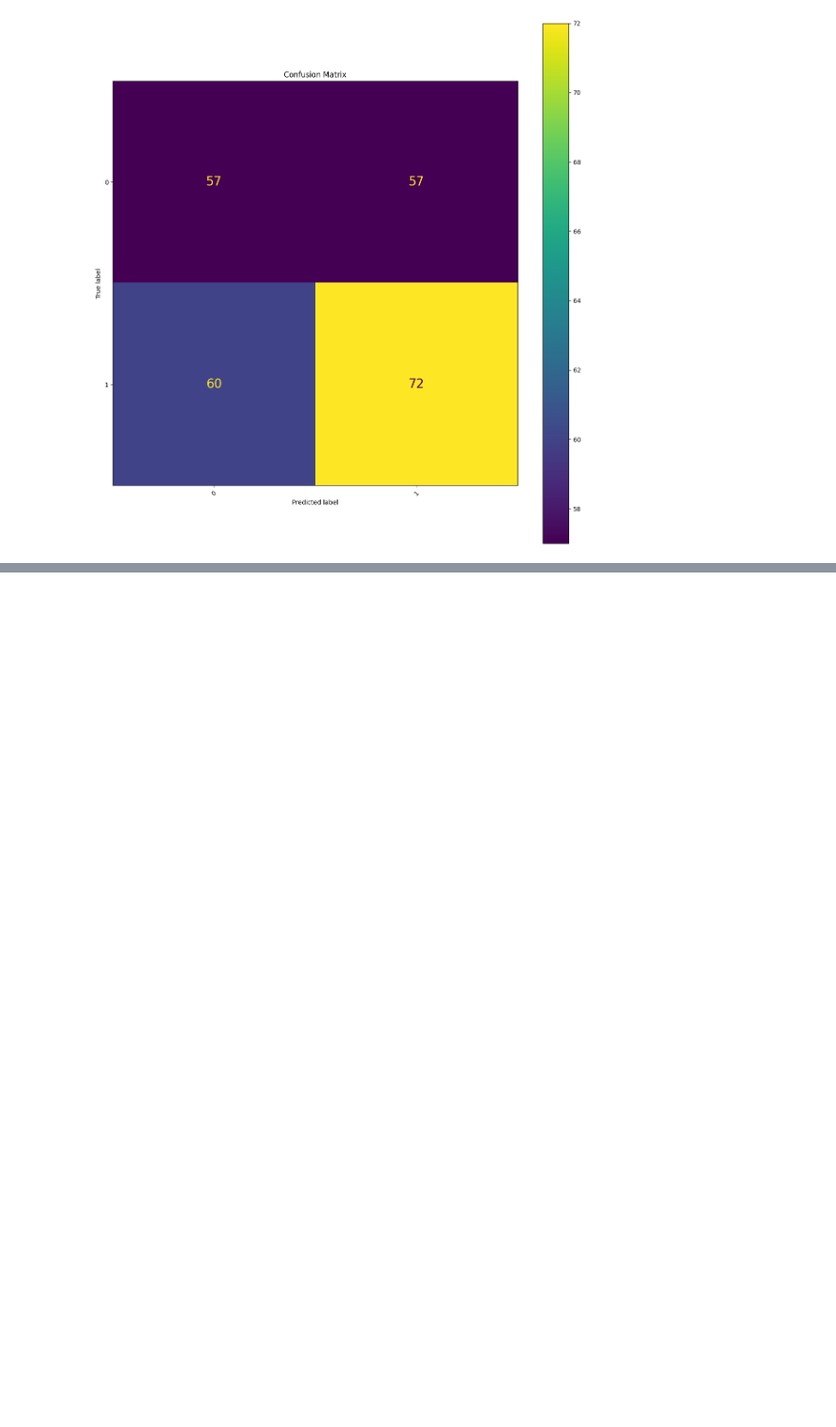
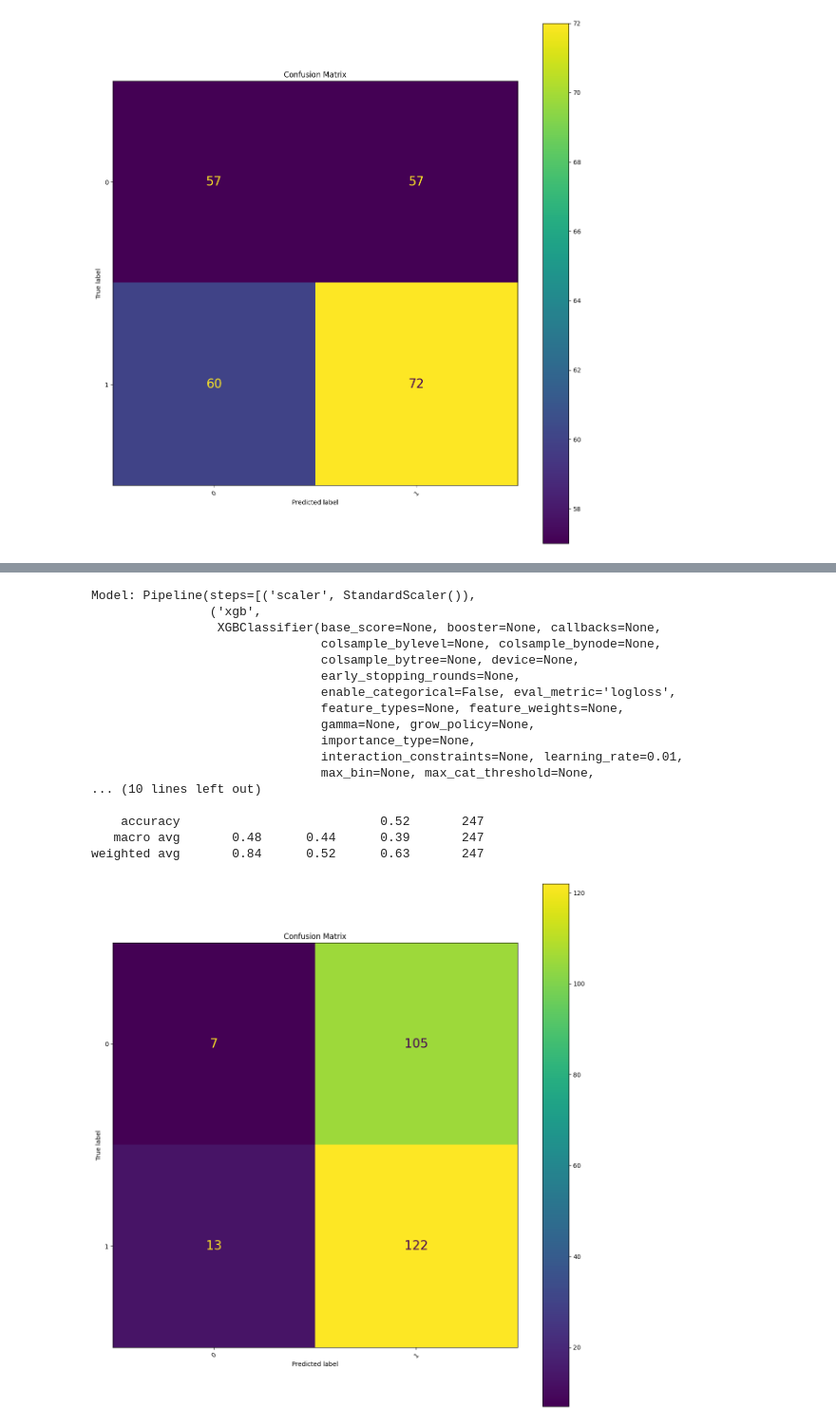
Before and after one commit to yvanlonginjr/market-sentiment-predictor, a Jupyter notebook: notebooks/Market_Sentiment_Predictor_Pipeline.ipynb, the cells around one changed output, grey strips where cells are left out. Shown at 95% size. Cells and saved outputs as stored; diff of their text form; code cells hidden in the pictures; blank space fills up the shorter version.

```diff
--- a/notebooks/Market_Sentiment_Predictor_Pipeline.ipynb
+++ b/notebooks/Market_Sentiment_Predictor_Pipeline.ipynb
@@ -2357,0 +2496,47 @@ weighted avg       0.90      0.57      0.67       246
+# %%
+def test_metrics(model, val_X, val_y, print_matrix = True):
+
+    #Generate predictions and produce accuracy metrics
+    my_pred = model.predict(val_X)
+    print(f'Model: {model}')
+    print(CR(my_pred, val_y))
+
+    #generate confusion matrix
+    cm = confusion_matrix(val_y, my_pred, labels=model.classes_)
+
+    #print confusion matrix
+    if print_matrix:
+        disp = ConfusionMatrixDisplay(confusion_matrix=cm, display_labels=model.classes_)
+
+        fig, ax = plt.subplots(figsize=(12, 12))  # Adjust size for readability
+        disp.plot(ax=ax, cmap='viridis', xticks_rotation=45)
+
+        for row in disp.text_:
+            for text in row:
+                text.set_fontsize(20)
+
+
+        plt.title("Confusion Matrix")
+        plt.tight_layout()
+        plt.show()
+
+test_metrics(best_xgb, com_test_X, com_test_y)
+# %% [output]
+Model: Pipeline(steps=[('scaler', StandardScaler()),
+                ('xgb',
+                 XGBClassifier(base_score=None, booster=None, callbacks=None,
+                               colsample_bylevel=None, colsample_bynode=None,
+                               colsample_bytree=None, device=None,
+                               early_stopping_rounds=None,
+                               enable_categorical=False, eval_metric='logloss',
+                               feature_types=None, feature_weights=None,
+                               gamma=None, grow_policy=None,
+                               importance_type=None,
+                               interaction_constraints=None, learning_rate=0.01,
+                               max_bin=None, max_cat_threshold=None,
+... (10 lines left out)
+
+    accuracy                           0.52       247
+   macro avg       0.48      0.44      0.39       247
+weighted avg       0.84      0.52      0.63       247
+[figure, added]
```
Also changed, not shown: parts of 17 cells of this notebook.
